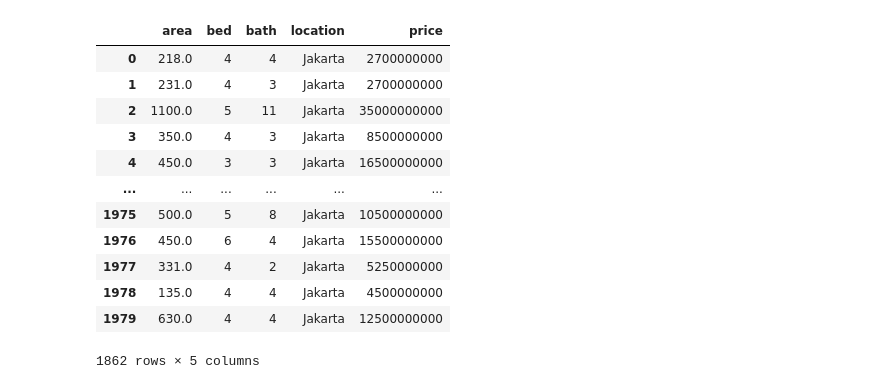
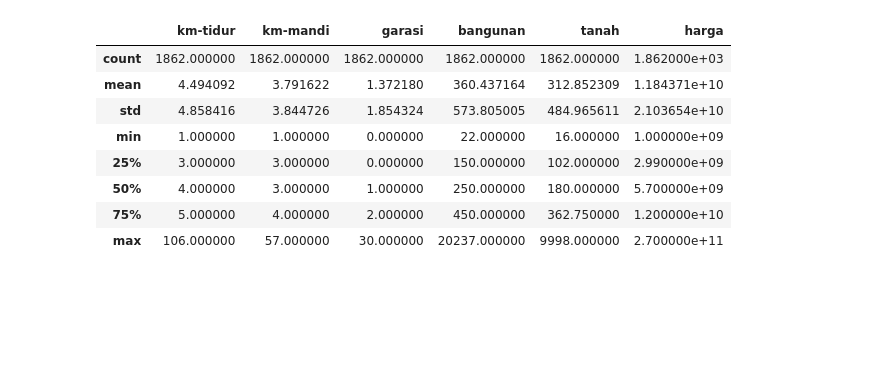
Before and after one commit to yeremiapane/Project-Capstone, a Jupyter notebook: capstone_rumah123.ipynb, the cells around one changed output. Saved outputs shown, nothing was run; the diff lists cells and outputs as text; code cells hidden in the pictures; blank space fills up the shorter version.

```diff
--- a/capstone_rumah123.ipynb
+++ b/capstone_rumah123.ipynb
@@ -72,3 +107,19 @@ df_dpk_r123 = df_dpk_r123.reindex(columns=['area', 'bed', 'bath', 'location', 'p
+# %%
+# hilangkan tulisan 'Rp'
+df_jkt['harga'] = df_jkt.harga.str.strip('Rp')
+df_bgr['harga'] = df_bgr.harga.str.strip('Rp')
+df_dpk['harga'] = df_dpk.harga.str.strip('Rp')
+df_tng['harga'] = df_tng.harga.str.strip('Rp')
+df_tgs['harga'] = df_tgs.harga.str.strip('Rp')
+df_bks['harga'] = df_bks.harga.str.strip('Rp')
+
+# reorder kolom
+df_jkt = df_jkt.reindex(columns=['km-tidur', 'km-mandi', 'garasi', 'bangunan', 'tanah', 'lokasi', 'harga'])
+df_bgr = df_bgr.reindex(columns=['km-tidur', 'km-mandi', 'garasi', 'bangunan', 'tanah', 'lokasi', 'harga'])
+df_dpk = df_dpk.reindex(columns=['km-tidur', 'km-mandi', 'garasi', 'bangunan', 'tanah', 'lokasi', 'harga'])
+df_tng = df_tng.reindex(columns=['km-tidur', 'km-mandi', 'garasi', 'bangunan', 'tanah', 'lokasi', 'harga'])
+df_tgs = df_tgs.reindex(columns=['km-tidur', 'km-mandi', 'garasi', 'bangunan', 'tanah', 'lokasi', 'harga'])
+df_bks = df_bks.reindex(columns=['km-tidur', 'km-mandi', 'garasi', 'bangunan', 'tanah', 'lokasi', 'harga'])
 # %%
 # fungsi ubah string ke numerik
 def converter(x):
@@ -129,16 +160,0 @@ df_dpk_r123['price'] = df_dpk_r123.price.astype('int')
-# %%
-df_jkt_r123
-# %% [output]
-|  | area | bed | bath | location | price |
-| 0 | 218.0 | 4 | 4 | Jakarta | 2700000000 |
-| 1 | 231.0 | 4 | 3 | Jakarta | 2700000000 |
-| 2 | 1100.0 | 5 | 11 | Jakarta | 35000000000 |
-| 3 | 350.0 | 4 | 3 | Jakarta | 8500000000 |
-| 4 | 450.0 | 3 | 3 | Jakarta | 16500000000 |
-| ... | ... | ... | ... | ... | ... |
-| 1975 | 500.0 | 5 | 8 | Jakarta | 10500000000 |
-| 1976 | 450.0 | 6 | 4 | Jakarta | 15500000000 |
-| 1977 | 331.0 | 4 | 2 | Jakarta | 5250000000 |
-| 1978 | 135.0 | 4 | 4 | Jakarta | 4500000000 |
-| 1979 | 630.0 | 4 | 4 | Jakarta | 12500000000 |
-1862 rows × 5 columns
@@ -145 +189,38 @@ df_jkt_r123
+# %%
+# ubah tipe data
+df_jkt = df_jkt.astype({"bangunan":'float', "tanah": 'float', "km-tidur":'int', "km-mandi": 'int', "garasi": 'int', "harga": 'float'})
+df_bgr = df_bgr.astype({"bangunan":'float', "tanah": 'float', "km-tidur":'int', "km-mandi": 'int', "garasi": 'int', "harga": 'float'})
+df_dpk = df_dpk.astype({"bangunan":'float', "tanah": 'float', "km-tidur":'int', "km-mandi": 'int', "garasi": 'int', "harga": 'float'})
+df_tng = df_tng.astype({"bangunan":'float', "tanah": 'float', "km-tidur":'int', "km-mandi": 'int', "garasi": 'int', "harga": 'float'})
+df_tgs = df_tgs.astype({"bangunan":'float', "tanah": 'float', "km-tidur":'int', "km-mandi": 'int', "garasi": 'int', "harga": 'float'})
+df_bks = df_bks.astype({"bangunan":'float', "tanah": 'float', "km-tidur":'int', "km-mandi": 'int', "garasi": 'int', "harga": 'float'})
+# %%
+# menangani missing value pada harga
+df_jkt['harga'].fillna(df_jkt['harga'].mean(), inplace=True)
+df_bgr['harga'].fillna(df_bgr['harga'].mean(), inplace=True)
+df_dpk['harga'].fillna(df_dpk['harga'].mean(), inplace=True)
+df_tng['harga'].fillna(df_tng['harga'].mean(), inplace=True)
+df_tgs['harga'].fillna(df_tgs['harga'].mean(), inplace=True)
+df_bks['harga'].fillna(df_bks['harga'].mean(), inplace=True)
+# %%
+
+# ganti tipe data price menjadi int
+df_jkt['harga'] = df_jkt.harga.astype('int')
+df_bgr['harga'] = df_bgr.harga.astype('int')
+df_dpk['harga'] = df_dpk.harga.astype('int')
+df_tng['harga'] = df_tng.harga.astype('int')
+df_tgs['harga'] = df_tgs.harga.astype('int')
+df_bks['harga'] = df_bks.harga.astype('int')
+# %%
+df_jkt.describe()
+# %% [output]
+|  | km-tidur | km-mandi | garasi | bangunan | tanah | harga |
+| count | 1862.000000 | 1862.000000 | 1862.000000 | 1862.000000 | 1862.000000 | 1.862000e+03 |
+| mean | 4.494092 | 3.791622 | 1.372180 | 360.437164 | 312.852309 | 1.184371e+10 |
+| std | 4.858416 | 3.844726 | 1.854324 | 573.805005 | 484.965611 | 2.103654e+10 |
+| min | 1.000000 | 1.000000 | 0.000000 | 22.000000 | 16.000000 | 1.000000e+09 |
+| 25% | 3.000000 | 3.000000 | 0.000000 | 150.000000 | 102.000000 | 2.990000e+09 |
+| 50% | 4.000000 | 3.000000 | 1.000000 | 250.000000 | 180.000000 | 5.700000e+09 |
+| 75% | 5.000000 | 4.000000 | 2.000000 | 450.000000 | 362.750000 | 1.200000e+10 |
+| max | 106.000000 | 57.000000 | 30.000000 | 20237.000000 | 9998.000000 | 2.700000e+11 |
 # %%
```
Also changed, not shown: parts of 24 cells of this notebook.
